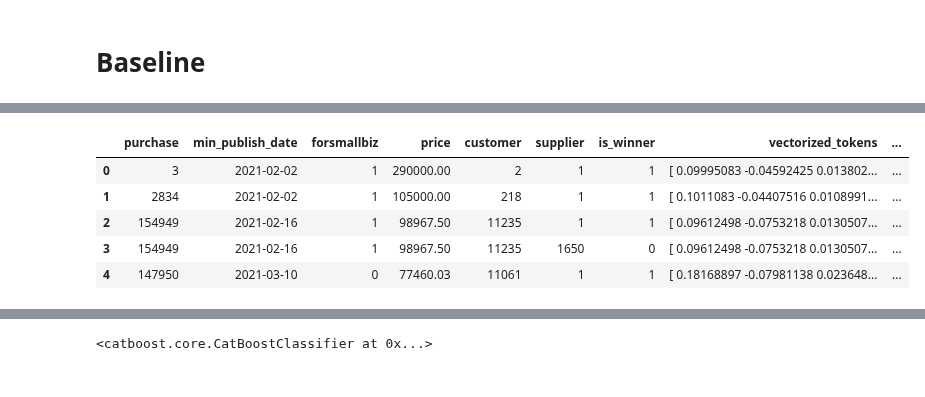
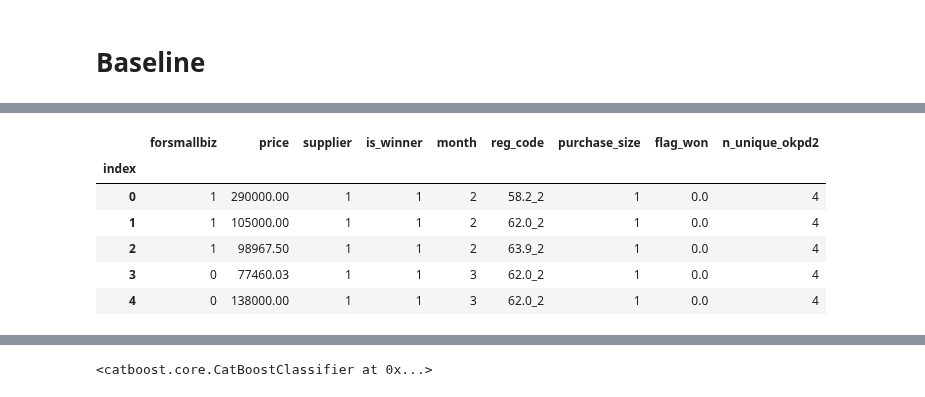
Before and after one commit to Lsdbot/Zakupki, a Jupyter notebook: notebooks/Classifier_win.ipynb, the cells around one changed output, grey strips where cells are left out. Saved outputs shown, nothing was run; the diff lists cells and outputs as text; code cells hidden in the pictures.

Commit message:
Added preproc in lgbm and catboost

```diff
--- a/notebooks/Classifier_win.ipynb
+++ b/notebooks/Classifier_win.ipynb
@@ -42,7 +42,8 @@ def save_file(file_path, data):
 config_path = "../config/params.yaml"
 config = yaml.load(open(config_path), Loader=yaml.FullLoader)
 
-win_classifier = config["preprocessing"]
+preproc = config["preprocessing"]
+train = config['train']
 # %%
 model_params_path = "../config/model_params/catboost.yaml"
 # %% [markdown]
@@ -53,0 +51,5 @@ df = df.drop(columns=['Unnamed: 0'])
+# %%
+df_train = pd.read_csv(preproc['train_data'])
+df_train = df_train.set_index('index')
+
+df_train[:5]
@@ -54,9 +77,16 @@ df = df.drop(columns=['Unnamed: 0'])
+# %%
+df_train = df_train.astype(preproc['change_type_columns'])
+df_test = df_test.astype(preproc['change_type_columns'])
+# %%
+df_train = df_train.drop(columns=train['drop_columns_catboost'])
+df_test = df_test.drop(columns=train['drop_columns_catboost'])
 # %%
-df[:5]
+df_train[:5]
 # %% [output]
-|  | purchase | min_publish_date | forsmallbiz | price | customer | supplier | is_winner | vectorized_tokens | ... |
-| 0 | 3 | 2021-02-02 | 1 | 290000.00 | 2 | 1 | 1 | [ 0.09995083 -0.04592425 0.013802... | ... |
-| 1 | 2834 | 2021-02-02 | 1 | 105000.00 | 218 | 1 | 1 | [ 0.1011083 -0.04407516 0.0108991... | ... |
-| 2 | 154949 | 2021-02-16 | 1 | 98967.50 | 11235 | 1 | 1 | [ 0.09612498 -0.0753218 0.0130507... | ... |
-| 3 | 154949 | 2021-02-16 | 1 | 98967.50 | 11235 | 1650 | 0 | [ 0.09612498 -0.0753218 0.0130507... | ... |
-| 4 | 147950 | 2021-03-10 | 0 | 77460.03 | 11061 | 1 | 1 | [ 0.18168897 -0.07981138 0.023648... | ... |
+|  | forsmallbiz | price | supplier | is_winner | month | reg_code | purchase_size | flag_won | n_unique_okpd2 |
+| index |  |  |  |  |  |  |  |  |  |
+| 0 | 1 | 290000.00 | 1 | 1 | 2 | 58.2_2 | 1 | 0.0 | 4 |
+| 1 | 1 | 105000.00 | 1 | 1 | 2 | 62.0_2 | 1 | 0.0 | 4 |
+| 2 | 1 | 98967.50 | 1 | 1 | 2 | 63.9_2 | 1 | 0.0 | 4 |
+| 3 | 0 | 77460.03 | 1 | 1 | 3 | 62.0_2 | 1 | 0.0 | 4 |
+| 4 | 0 | 138000.00 | 1 | 1 | 3 | 62.0_2 | 1 | 0.0 | 4 |
```
Also changed, not shown: parts of 10 cells of this notebook, 3 other files.
